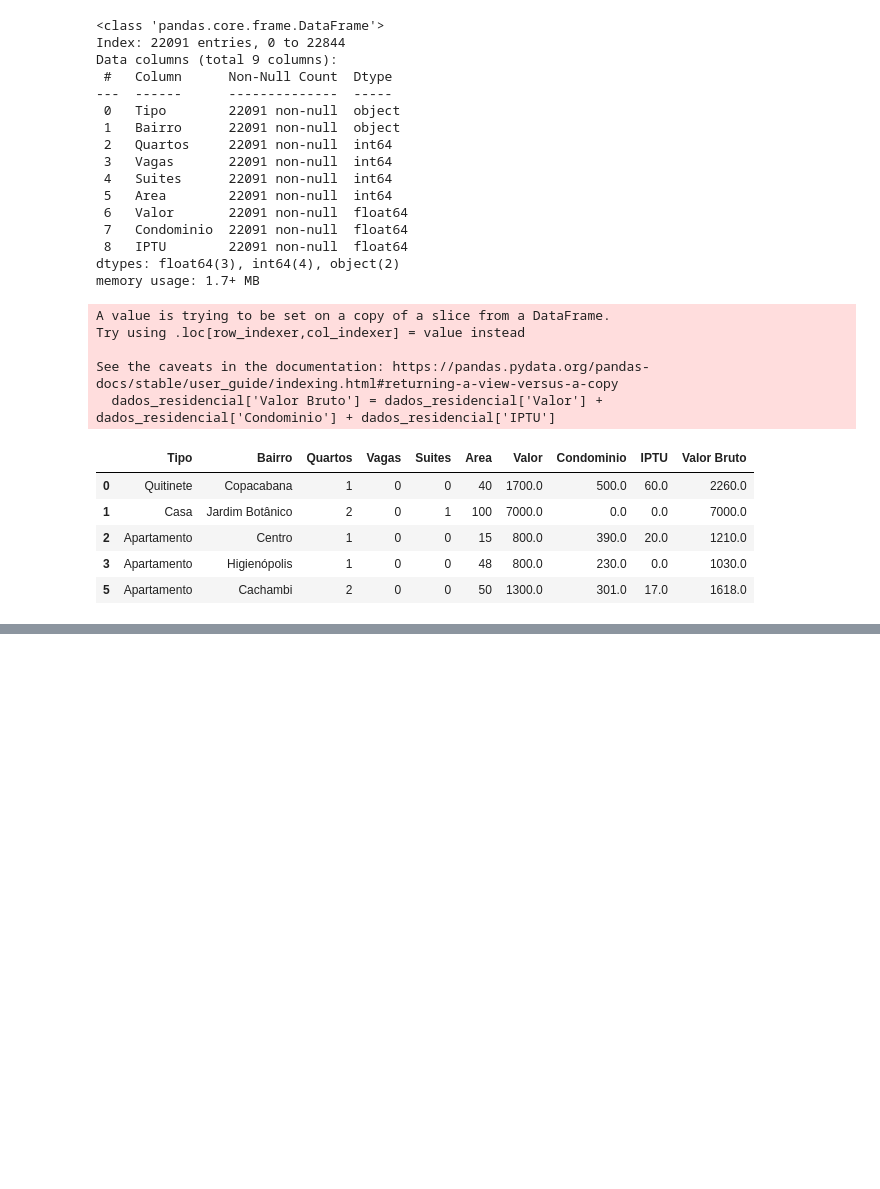
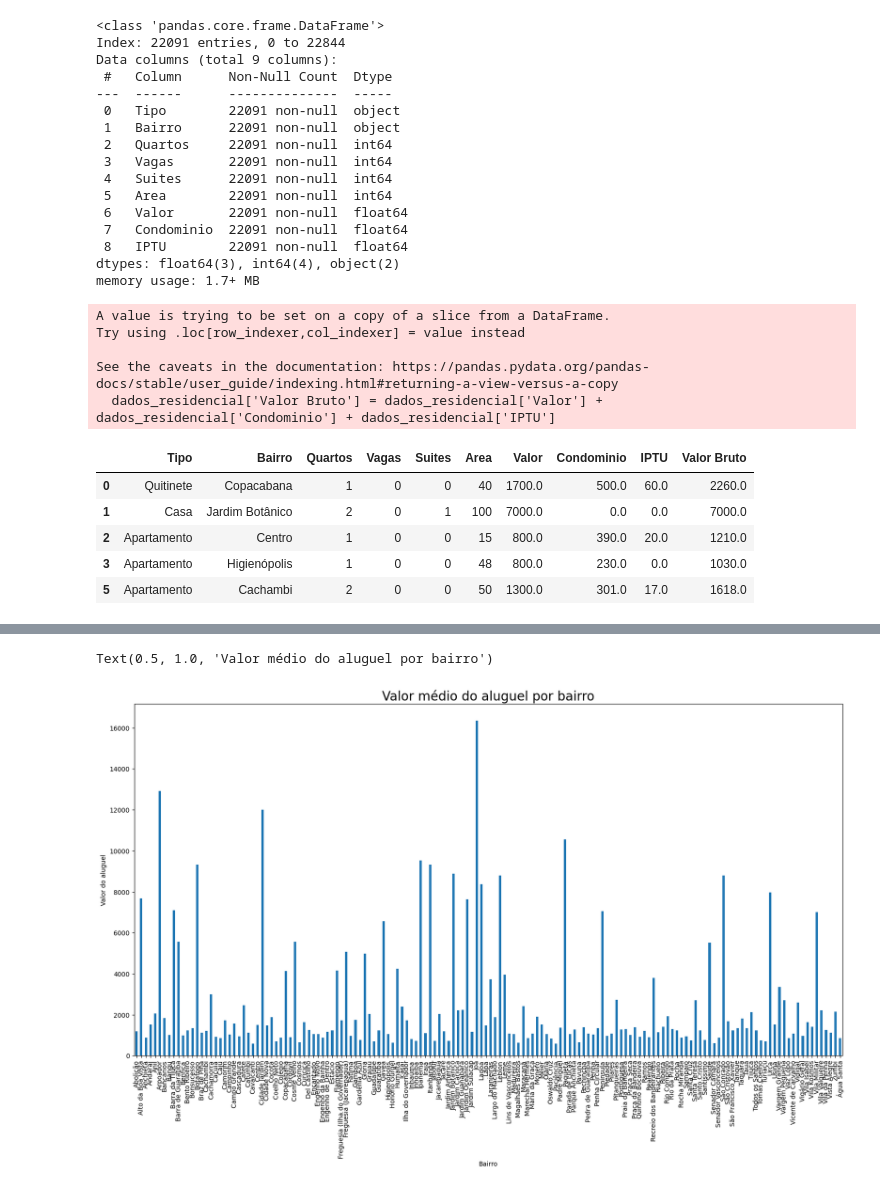
Before and after one commit to paulorobertovrc/alura-data-science, a Jupyter notebook: Pandas/data_science_pandas_trat_analise_dados.ipynb, the cells around one changed output, grey strips where cells are left out. Saved outputs shown, nothing was run; the diff lists cells and outputs as text; code cells hidden in the pictures; blank space fills up the shorter version.

```diff
--- a/Pandas/data_science_pandas_trat_analise_dados.ipynb
+++ b/Pandas/data_science_pandas_trat_analise_dados.ipynb
@@ -523,0 +533,3 @@ See the caveats in the documentation: https://pandas.pydata.org/pandas-docs/stab
+# %%
+bairros = list(dados_residencial['Bairro'].unique())
+bairros
@@ -523,0 +554,4 @@ See the caveats in the documentation: https://pandas.pydata.org/pandas-docs/stab
+# %%
+selecao = dados_residencial['Bairro'].isin(bairros)
+dados_residencial = dados_residencial[selecao]
+dados_residencial
@@ -523,0 +572,3 @@ See the caveats in the documentation: https://pandas.pydata.org/pandas-docs/stab
+# %%
+grupo_bairro = dados_residencial.groupby('Bairro')
+type(grupo_bairro)
@@ -523,0 +655,9 @@ See the caveats in the documentation: https://pandas.pydata.org/pandas-docs/stab
+# %%
+plt.rc('figure', figsize=(20, 10))
+# %%
+grafico_media_aluguel_bairro = grupo_bairro['Valor'].mean().plot(kind='bar')
+grafico_media_aluguel_bairro.set_ylabel('Valor do aluguel')
+grafico_media_aluguel_bairro.set_title('Valor médio do aluguel por bairro', fontsize=20)
+# %% [output]
+Text(0.5, 1.0, 'Valor médio do aluguel por bairro')
+[figure, added]
```
Also changed, not shown: parts of 31 cells of this notebook.
